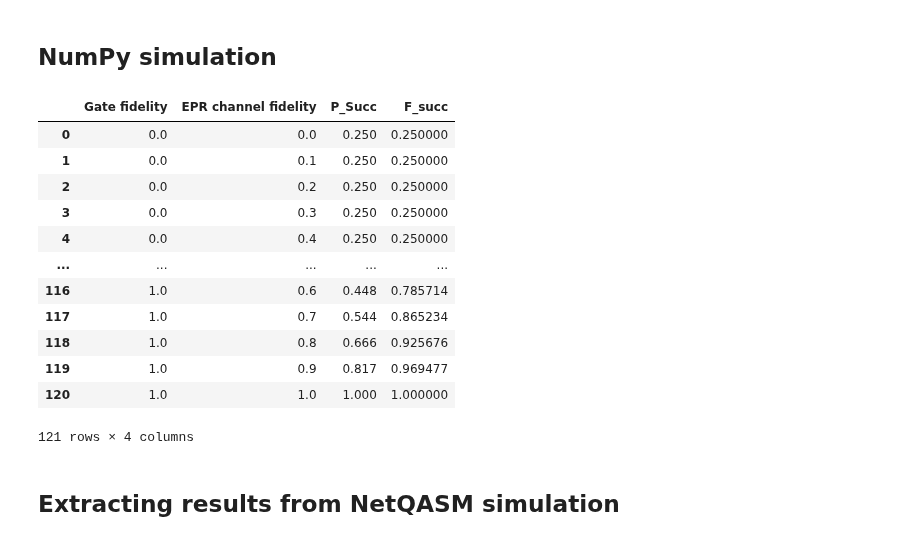
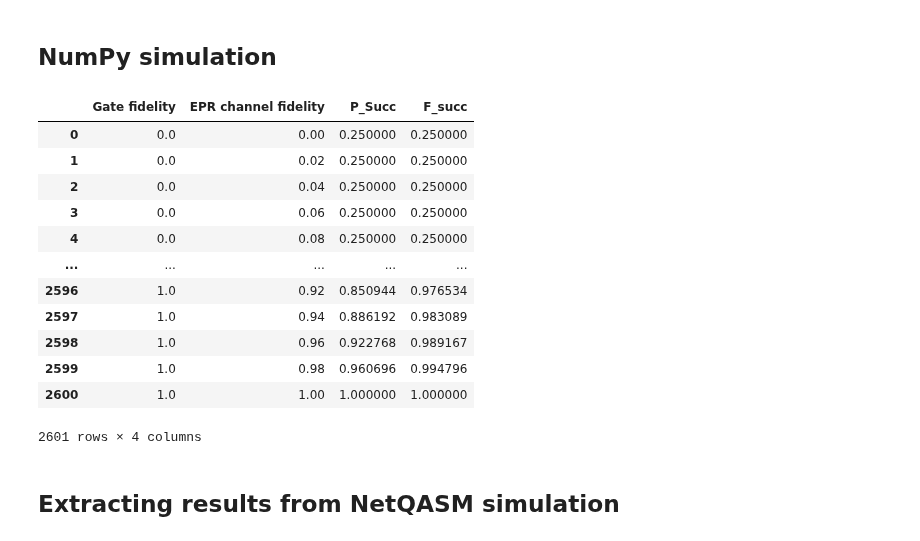
Before and after one commit to iDragos1234/CS4090, a Jupyter notebook: project/three_to_one/three_to_one_simulation.ipynb, the cells around one changed output. Cells and saved outputs as stored; diff of their text form; code cells hidden in the pictures.

```diff
--- a/project/three_to_one/three_to_one_simulation.ipynb
+++ b/project/three_to_one/three_to_one_simulation.ipynb
@@ -80,34 +80,34 @@ def run_numpy_simulation(gate_fidelity, epr_channel_fidelity):
 
     return prob_succ, fidel_succ
 # %%
-GRID_SIZE = 11
+GRID_SIZE = 51
 numpy_sim_results = []
 
 for gate_fidelity in np.linspace(0, 1, GRID_SIZE):
     for epr_channel_fidelity in np.linspace(0, 1, GRID_SIZE):
         prob_succ, fidel_succ = run_numpy_simulation(gate_fidelity, epr_channel_fidelity)
         numpy_sim_results.append([gate_fidelity, epr_channel_fidelity, prob_succ, fidel_succ])
 
 numpy_sim_results = np.array(numpy_sim_results)
 
 cols = ['Gate fidelity', 'EPR channel fidelity', 'P_Succ', 'F_succ']
 numpy_sim_results = pd.DataFrame(numpy_sim_results, columns=cols)
 
 numpy_sim_results
 # %% [output]
 |  | Gate fidelity | EPR channel fidelity | P_Succ | F_succ |
-| 0 | 0.0 | 0.0 | 0.250 | 0.250000 |
-| 1 | 0.0 | 0.1 | 0.250 | 0.250000 |
-| 2 | 0.0 | 0.2 | 0.250 | 0.250000 |
-| 3 | 0.0 | 0.3 | 0.250 | 0.250000 |
-| 4 | 0.0 | 0.4 | 0.250 | 0.250000 |
+| 0 | 0.0 | 0.00 | 0.250000 | 0.250000 |
+| 1 | 0.0 | 0.02 | 0.250000 | 0.250000 |
+| 2 | 0.0 | 0.04 | 0.250000 | 0.250000 |
+| 3 | 0.0 | 0.06 | 0.250000 | 0.250000 |
+| 4 | 0.0 | 0.08 | 0.250000 | 0.250000 |
 | ... | ... | ... | ... | ... |
-| 116 | 1.0 | 0.6 | 0.448 | 0.785714 |
-| 117 | 1.0 | 0.7 | 0.544 | 0.865234 |
-| 118 | 1.0 | 0.8 | 0.666 | 0.925676 |
-| 119 | 1.0 | 0.9 | 0.817 | 0.969477 |
-| 120 | 1.0 | 1.0 | 1.000 | 1.000000 |
+| 2596 | 1.0 | 0.92 | 0.850944 | 0.976534 |
+| 2597 | 1.0 | 0.94 | 0.886192 | 0.983089 |
+| 2598 | 1.0 | 0.96 | 0.922768 | 0.989167 |
+| 2599 | 1.0 | 0.98 | 0.960696 | 0.994796 |
+| 2600 | 1.0 | 1.00 | 1.000000 | 1.000000 |
-121 rows × 4 columns
+2601 rows × 4 columns
 # %% [markdown]
 ## Extracting results from NetQASM simulation
 # %%
```
Also changed, not shown: parts of 5 cells of this notebook, 1 other file.
